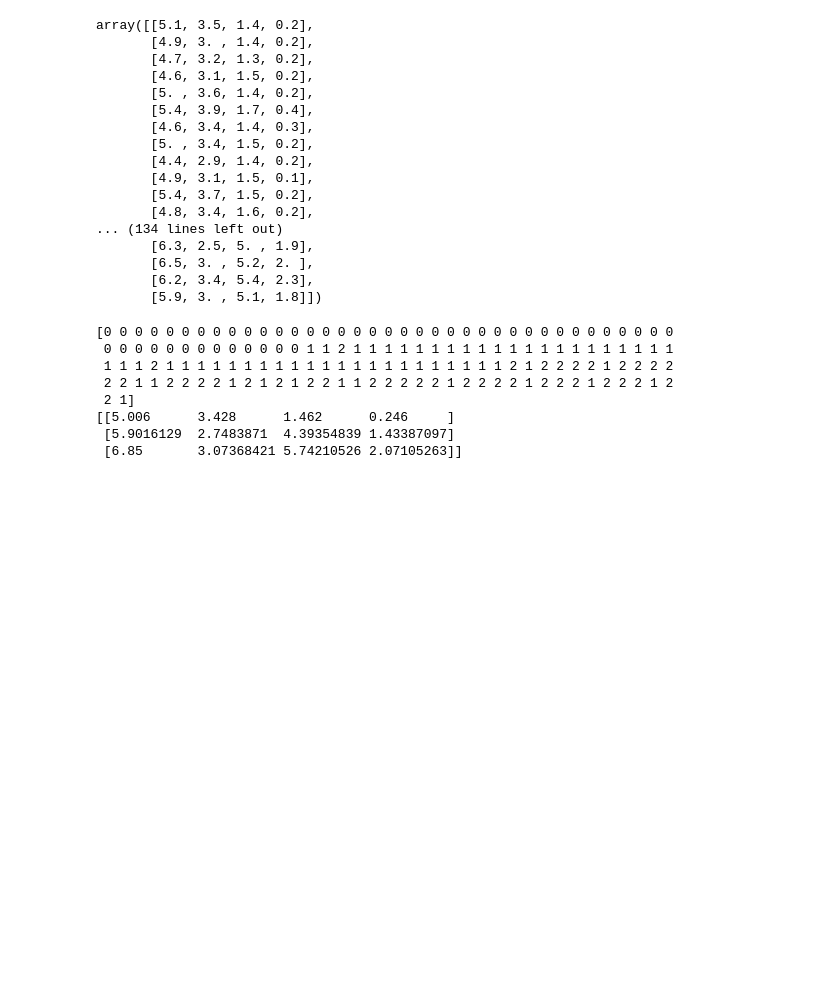
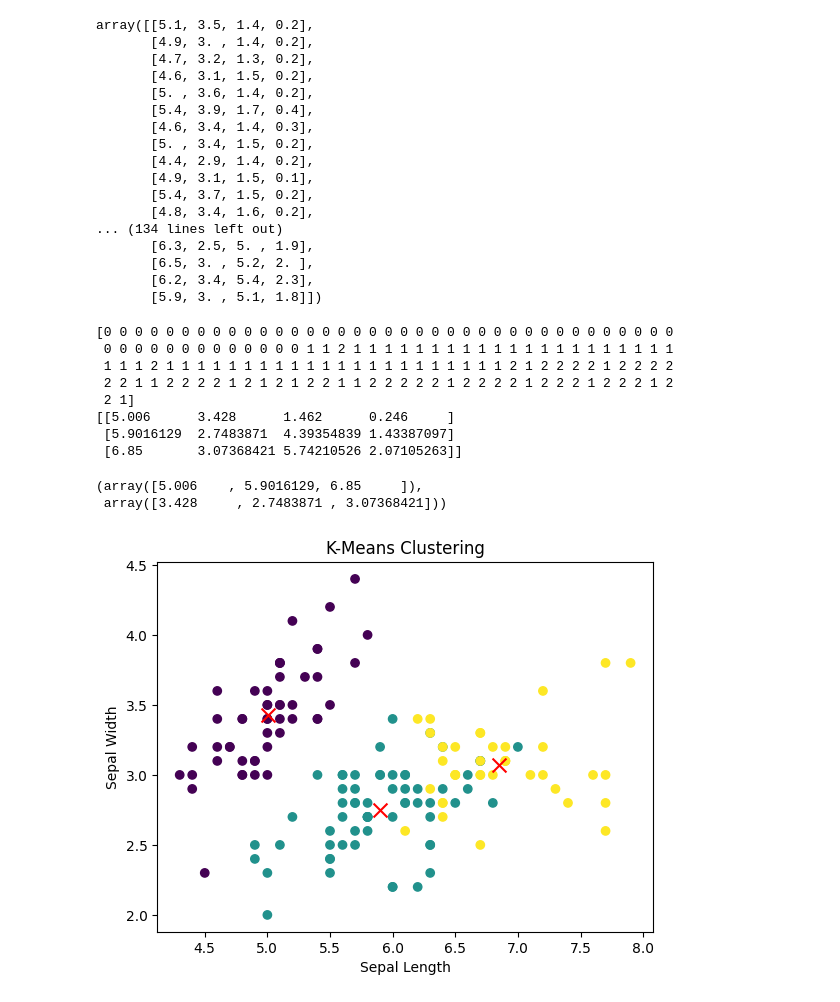
Before and after one commit to PriyaP-9704/Machine-Leaning-Workouts, a Jupyter notebook: UnSupervisedL.ipynb, the cells around one changed output. Cells and saved outputs as stored; diff of their text form; code cells hidden in the pictures; blank space fills up the shorter version.

```diff
--- a/UnSupervisedL.ipynb
+++ b/UnSupervisedL.ipynb
@@ -131,3 +133,14 @@ print(centroids)
+# %%
+centroids[:,0],centroids[:,1]
+# %% [output]
+(array([5.006    , 5.9016129, 6.85     ]),
+ array([3.428     , 2.7483871 , 3.07368421]))
 # %%
-plt.scatter(x[:,0],x[:,1],c = cluster_labels,cmap= 'viridis')
-plt.scatter(centroids[:,0],centroids[:,1],c = 'red',marker= x)
+plt.scatter(x[:,0],x[:,1],c=cluster_labels,cmap='viridis')
+plt.scatter(centroids[:,0],centroids[:,1],c='red',marker='x',s=100)
+plt.xlabel('Sepal Length')
+plt.ylabel('Sepal Width')
+plt.title('K-Means Clustering')
+plt.show()
+# %% [output]
+[figure, added]
```
Also changed, not shown: parts of 7 cells of this notebook.
